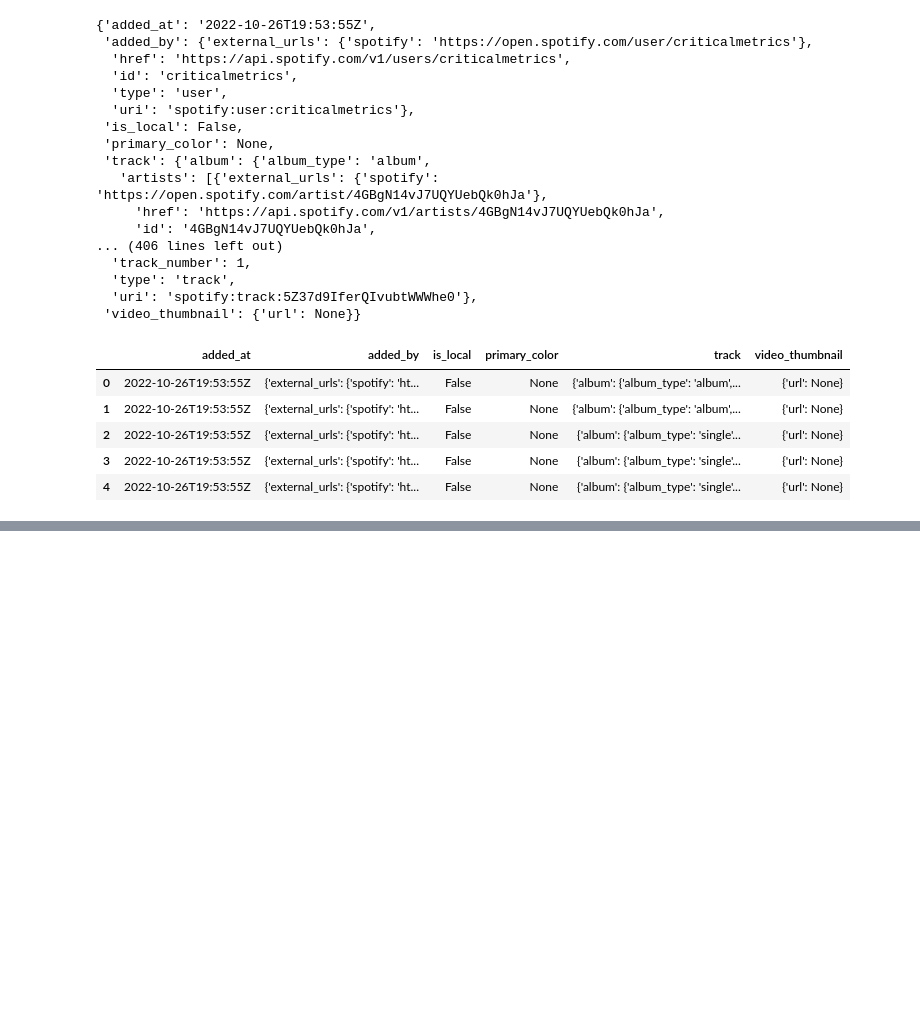
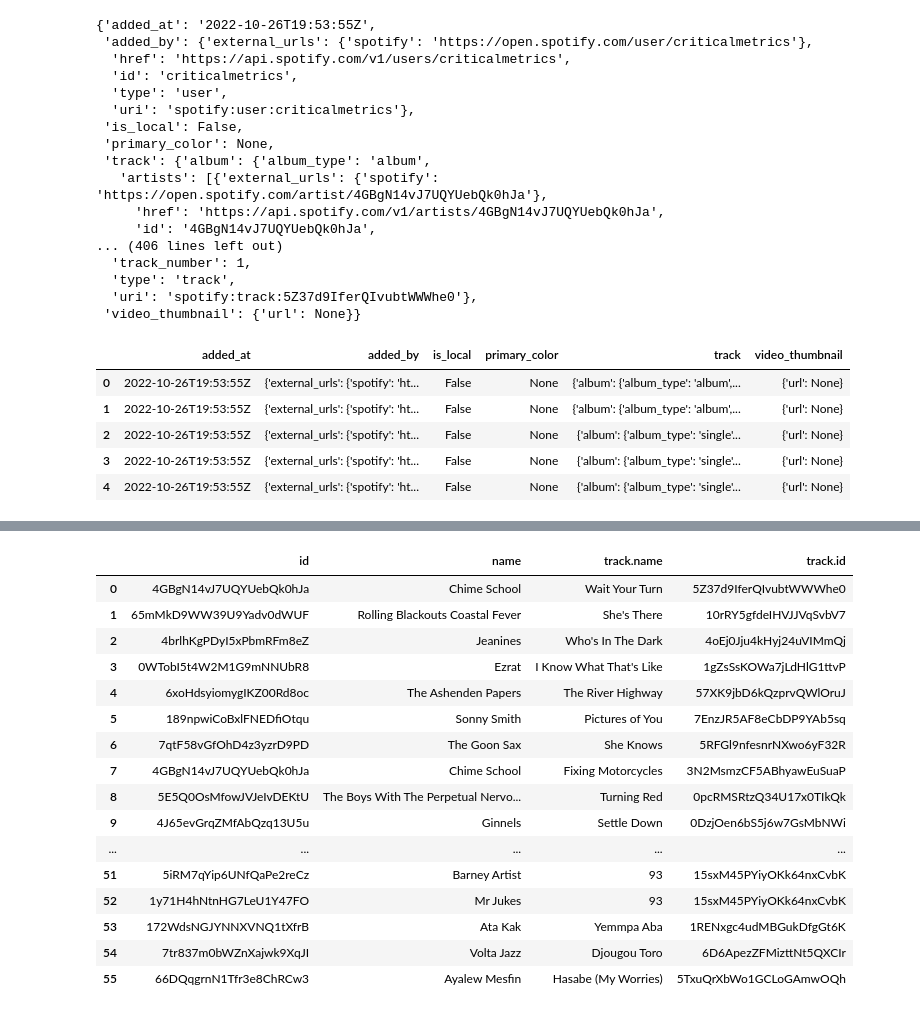
Before and after one commit to januff/spotify-completist, a Jupyter notebook: nbs/index.ipynb, the cells around one changed output, grey strips where cells are left out. Saved outputs shown, nothing was run; the diff lists cells and outputs as text; code cells hidden in the pictures; blank space fills up the shorter version.

Commit message:
to pandas

```diff
--- a/nbs/index.ipynb
+++ b/nbs/index.ipynb
@@ -138,3 +138,12 @@ df.head()
 | 2 | 2022-10-26T19:53:55Z | {'external_urls': {'spotify': 'ht... | False | None | {'album': {'album_type': 'single'... | {'url': None} |
 | 3 | 2022-10-26T19:53:55Z | {'external_urls': {'spotify': 'ht... | False | None | {'album': {'album_type': 'single'... | {'url': None} |
 | 4 | 2022-10-26T19:53:55Z | {'external_urls': {'spotify': 'ht... | False | None | {'album': {'album_type': 'single'... | {'url': None} |
+# %%
+import pandas as pd
+df = pd.json_normalize(
+  tracks,
+  record_path=['track','artists'],
+  meta=[['track','name'],['track','id']],
+  max_level=1
+)
+df.head()
@@ -140,0 +157,20 @@ df.head()
+# %%
+df.drop(columns=['type','uri', 'external_urls.spotify', 'href'])
+# %% [output]
+|  | id | name | track.name | track.id |
+| 0 | 4GBgN14vJ7UQYUebQk0hJa | Chime School | Wait Your Turn | 5Z37d9IferQIvubtWWWhe0 |
+| 1 | 65mMkD9WW39U9Yadv0dWUF | Rolling Blackouts Coastal Fever | She's There | 10rRY5gfdeIHVJJVqSvbV7 |
+| 2 | 4brlhKgPDyI5xPbmRFm8eZ | Jeanines | Who's In The Dark | 4oEj0Jju4kHyj24uVIMmQj |
+| 3 | 0WTobI5t4W2M1G9mNNUbR8 | Ezrat | I Know What That's Like | 1gZsSsKOWa7jLdHlG1ttvP |
+| 4 | 6xoHdsyiomygIKZ00Rd8oc | The Ashenden Papers | The River Highway | 57XK9jbD6kQzprvQWlOruJ |
+| 5 | 189npwiCoBxlFNEDfiOtqu | Sonny Smith | Pictures of You | 7EnzJR5AF8eCbDP9YAb5sq |
+| 6 | 7qtF58vGfOhD4z3yzrD9PD | The Goon Sax | She Knows | 5RFGl9nfesnrNXwo6yF32R |
+| 7 | 4GBgN14vJ7UQYUebQk0hJa | Chime School | Fixing Motorcycles | 3N2MsmzCF5ABhyawEuSuaP |
+| 8 | 5E5Q0OsMfowJVJeIvDEKtU | The Boys With The Perpetual Nervo... | Turning Red | 0pcRMSRtzQ34U17x0TIkQk |
+| 9 | 4J65evGrqZMfAbQzq13U5u | Ginnels | Settle Down | 0DzjOen6bS5j6w7GsMbNWi |
+| ... | ... | ... | ... | ... |
+| 51 | 5iRM7qYip6UNfQaPe2reCz | Barney Artist | 93 | 15sxM45PYiyOKk64nxCvbK |
+| 52 | 1y71H4hNtnHG7LeU1Y47FO | Mr Jukes | 93 | 15sxM45PYiyOKk64nxCvbK |
+| 53 | 172WdsNGJYNNXVNQ1tXfrB | Ata Kak | Yemmpa Aba | 1RENxgc4udMBGukDfgGt6K |
+| 54 | 7tr837m0bWZnXajwk9XqJI | Volta Jazz | Djougou Toro | 6D6ApezZFMizttNt5QXCIr |
+| 55 | 66DQqgrnN1Tfr3e8ChRCw3 | Ayalew Mesfin | Hasabe (My Worries) | 5TxuQrXbWo1GCLoGAmwOQh |
```
Also changed, not shown: parts of 1 cell of this notebook.
